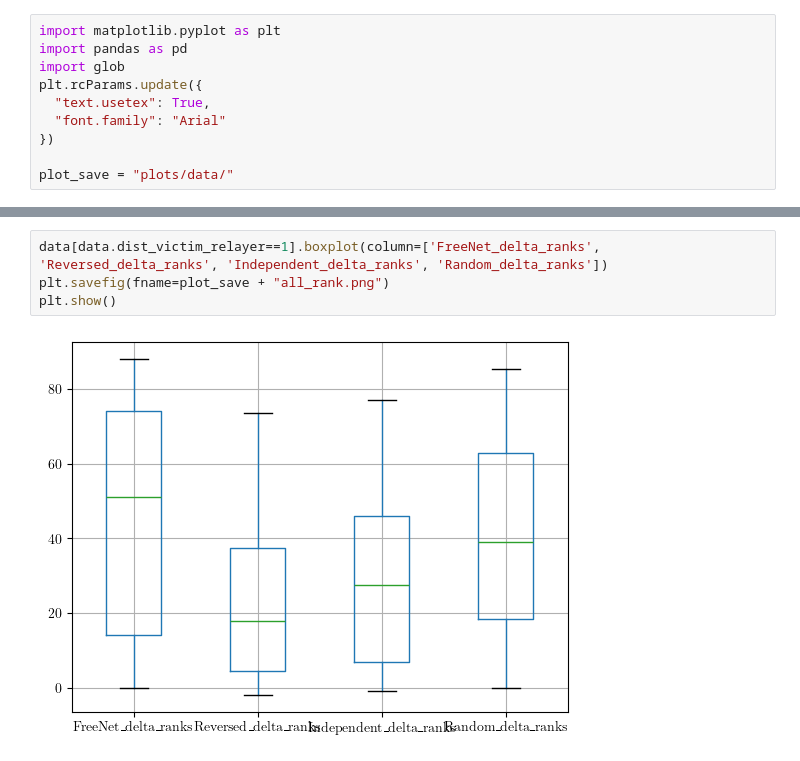
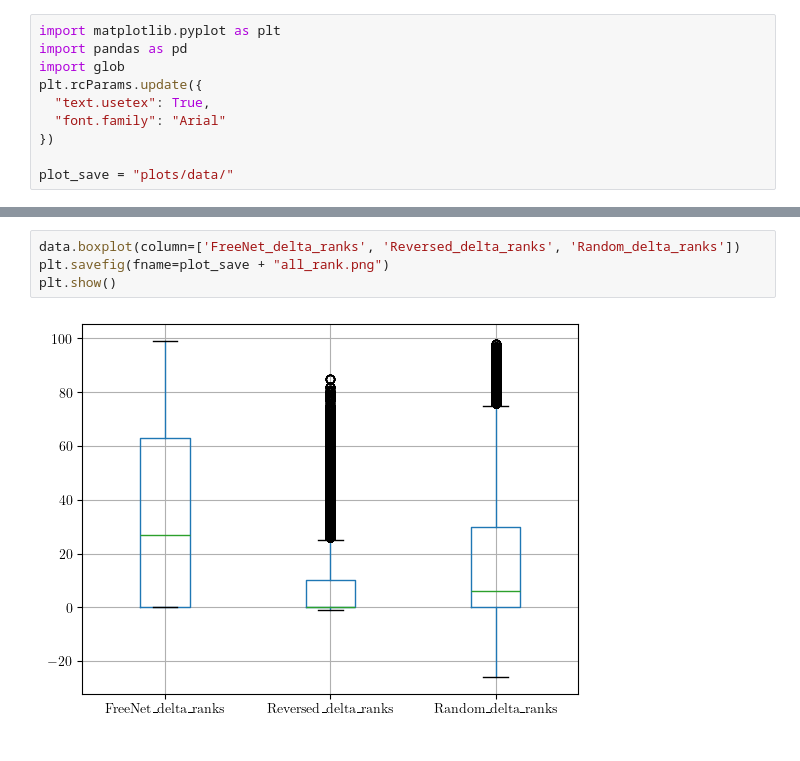
Before and after one commit to Poutchy/temp, a Jupyter notebook: sampling.ipynb, the cells around one changed output, grey strips where cells are left out. Saved outputs shown, nothing was run; the diff lists cells and outputs as text.

```diff
--- a/sampling.ipynb
+++ b/sampling.ipynb
@@ -63,9 +52,9 @@ plt.show()
 # %%
-data[data.dist_victim_relayer==1].boxplot(column=['FreeNet_delta_ranks', 'Reversed_delta_ranks', 'Independent_delta_ranks', 'Random_delta_ranks'])
+data.boxplot(column=['FreeNet_delta_ranks', 'Reversed_delta_ranks', 'Random_delta_ranks'])
 plt.savefig(fname=plot_save + "all_rank.png")
 plt.show()
 # %% [output]
-[figure, old version]
+[figure, new version]
 # %%
 data.hist(column=['FreeNet_delta_ranks', 'Reversed_delta_ranks', 'Independent_delta_ranks', 'Random_delta_ranks'], bins=20, sharey=True, sharex=True)
 plt.savefig(fname=plot_save + "hist.png")
```
Also changed, not shown: parts of 43 cells of this notebook, 23 other files.
